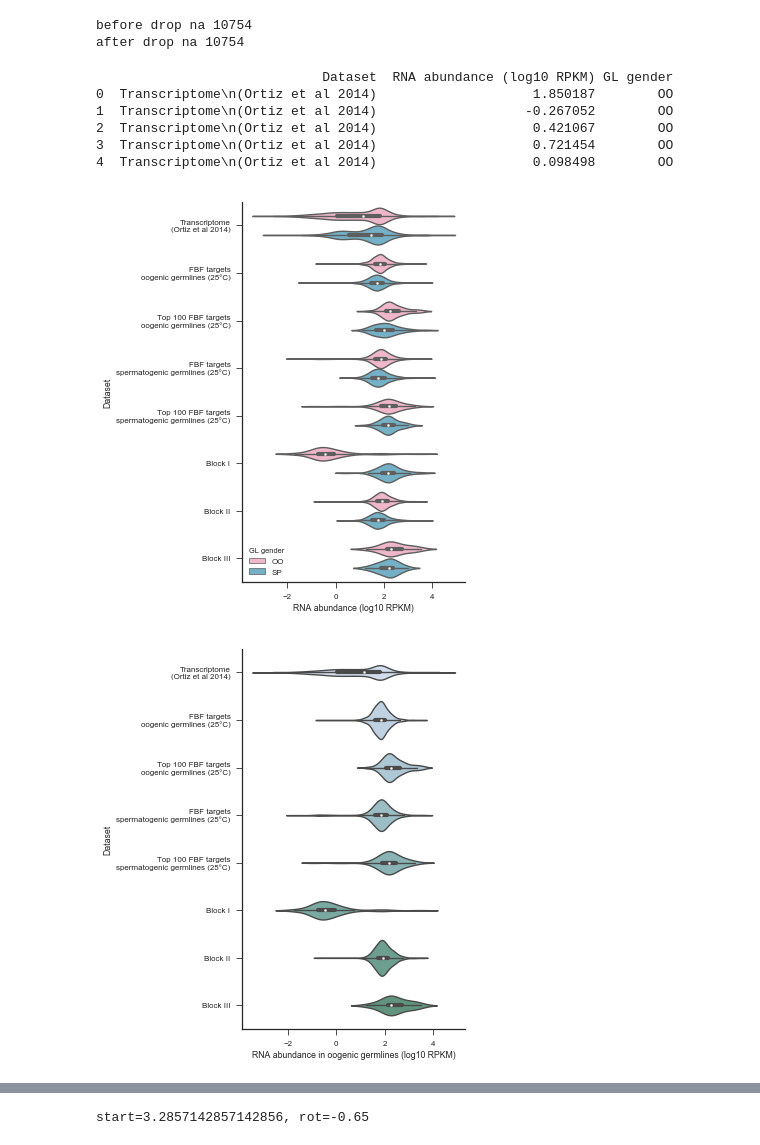
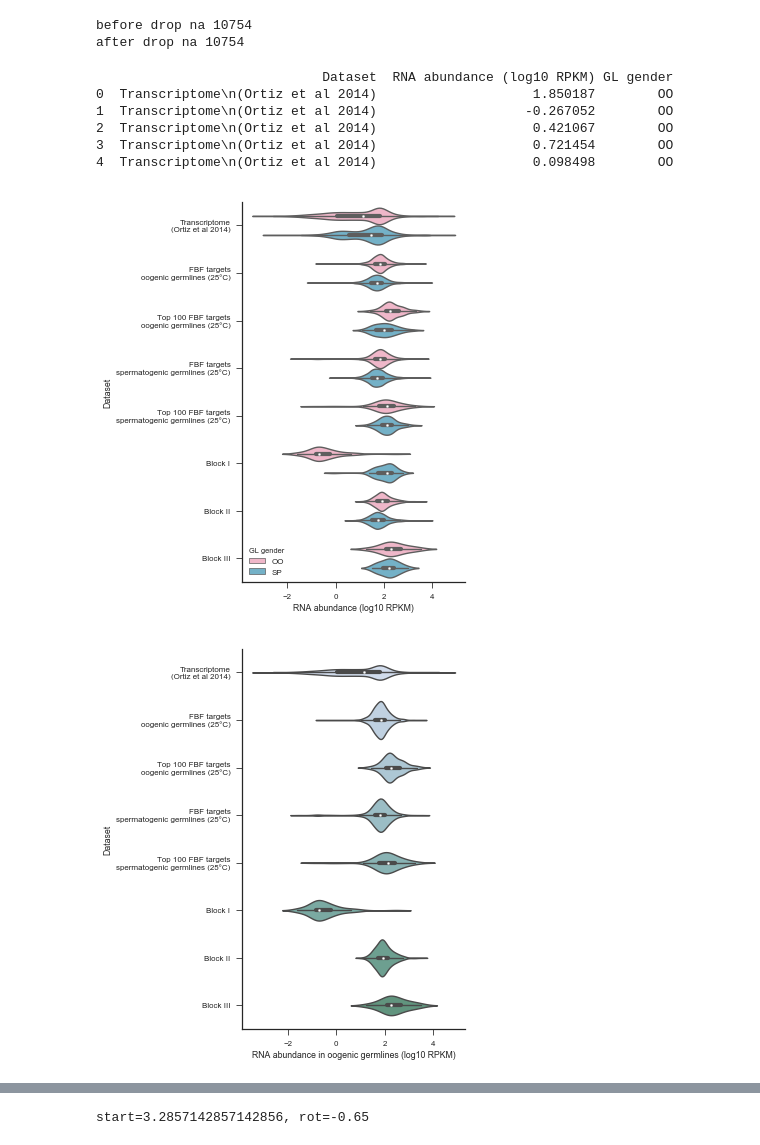
Before and after one commit to dfporter/FBF_gendered_gl, a Jupyter notebook: cliputil/Figure S3.ipynb, the cells around one changed output, grey strips where cells are left out. Cells and saved outputs as stored; diff of their text form; code cells hidden in the pictures.

```diff
--- a/cliputil/Figure S3.ipynb
+++ b/cliputil/Figure S3.ipynb
@@ -5,6 +5,8 @@ import seaborn as sns
 import matplotlib.pyplot as plt
 import numpy as np
 import matplotlib as mpl
+
+from blocks import blocki, blockii, blockiii
 
 import volcanoMaker
 
@@ -17,9 +19,9 @@ def compare_temp_changes_vs_abundance(v):
     ortiz_df = pandas.read_csv(
         '/opt/lib/ortiz/DESeq_genes_in_gonad.txt', sep='\t')
 
-    df = v.df.copy()  #v.df[[(name in name_set) for name in v.df.gene_name]]
+    df = v.clipdf.copy()  #v.df[[(name in name_set) for name in v.df.gene_name]]
 
-    df['OO RPKM'] = [v.name_to_oo_rpkm(name) for name in v.df.gene_name]
+    df['OO RPKM'] = [v.name_to_oo_rpkm(name) for name in df.gene_name]
     df['OO RPKM'] = [np.log10(_x) for _x in df['OO RPKM'].tolist()]
     df = df.replace([np.inf, -np.inf], np.nan)
     df.dropna(inplace=True)
@@ -29,9 +31,9 @@ def compare_temp_changes_vs_abundance(v):
     oo_df = pandas.read_csv(top_dir + 'combined_filtered/oo_both.txt', sep='\t')
     oo_df = sort_drop_dups(oo_df)
 
-    i = df[[(name in set(i_names)) for name in df.gene_name]]
-    ii = df[[(name in set(ii_names)) for name in df.gene_name]]
-    iii = df[[(name in set(iii_names)) for name in df.gene_name]]
+    i = df[[(name in set(blocki)) for name in df.gene_name]]
+    ii = df[[(name in set(blockii)) for name in df.gene_name]]
+    iii = df[[(name in set(blockiii)) for name in df.gene_name]]
 
     def top_n(_df):
         _df = sort_drop_dups(_df.copy())
@@ -103,15 +105,15 @@ def compare_temp_changes_vs_abundance(v):
         plt.clf()
         plt.close()
 
+
 def read_file(in_file, sheetname='', top_n=None):
 
     xls = pandas.ExcelFile(in_file)
 
-table_dir = '/Users/dfporter/Desktop/macbook_air_Desktop/shared/sp_oo/FBF_gendered_gl/tables/'
-top_dir = '/Users/dfporter/Desktop/macbook_air_Desktop/shared/sp_oo/FBF_gendered_gl/'
+table_dir = '/Users/dfporter/Desktop/macbook_air_Desktop/shared/sp_oo/FBF_gendered_gl/v2/tables/'
+top_dir = '/Users/dfporter/Desktop/macbook_air_Desktop/shared/sp_oo/FBF_gendered_gl/v2/'
 
-in_file = '/Users/dfporter/Desktop/macbook_air_Desktop/shared/sp_oo/FBF_gendered_gl/tables/File S6 Blocks.xlsx'
-
+in_file = '/Users/dfporter/Desktop/macbook_air_Desktop/shared/sp_oo/FBF_gendered_gl/v2/tables/File S6 Blocks.xlsx'
 
 
 v = volcanoMaker.volcanoMaker()
@@ -177,7 +180,7 @@ class violinMaker():
 
     def read_blocks(self):
 
-        in_file = '/Users/dfporter/Desktop/macbook_air_Desktop/shared/sp_oo/FBF_gendered_gl/tables/File S6 Blocks.xlsx'
+        in_file = '/Users/dfporter/Desktop/macbook_air_Desktop/shared/sp_oo/FBF_gendered_gl/v2/tables/File S6 Blocks.xls'
 
         self.blocks = Object()
 
@@ -324,32 +327,33 @@ class violinMaker():
             sp_violin = violin[violin['GL gender']=='SP'].copy()
             sp_violin['RNA abundance in spermatogenic germlines (log10 RPKM)'] = sp_violin['RNA abundance (log10 RPKM)']
 
             ax = sns.violinplot(
                 y='Dataset',
                 x='RNA abundance in spermatogenic germlines (log10 RPKM)',
 #                hue='GL gender',
                 data=sp_violin,
                 #palette=['#F9ADC5', '#66B7D5'],
                 palette=sns.cubehelix_palette(start=1.25, rot=0.6, n_colors=2*len(set(violin['Dataset']))),
                 ax=ax)
 
             sns.despine()
 
             fig.savefig(top_dir + 'figs/Figure S4 Spermatogenic.pdf',
                         bbox_inches='tight')
 
             plt.show(); plt.clf(); plt.close()
+
 vm = violinMaker()
 vm.read_inputs()
 vm.plot_violin()
 # %% [output]
 before drop na 10754
 after drop na 10754
                              Dataset  RNA abundance (log10 RPKM) GL gender
 0  Transcriptome\n(Ortiz et al 2014)                    1.850187        OO
 1  Transcriptome\n(Ortiz et al 2014)                   -0.267052        OO
 2  Transcriptome\n(Ortiz et al 2014)                    0.421067        OO
 3  Transcriptome\n(Ortiz et al 2014)                    0.721454        OO
 4  Transcriptome\n(Ortiz et al 2014)                    0.098498        OO
-[figure, old version]
+[figure, new version]
-[figure, old version]
+[figure, new version]
```
Also changed, not shown: parts of 2 cells of this notebook, 27 other files.
